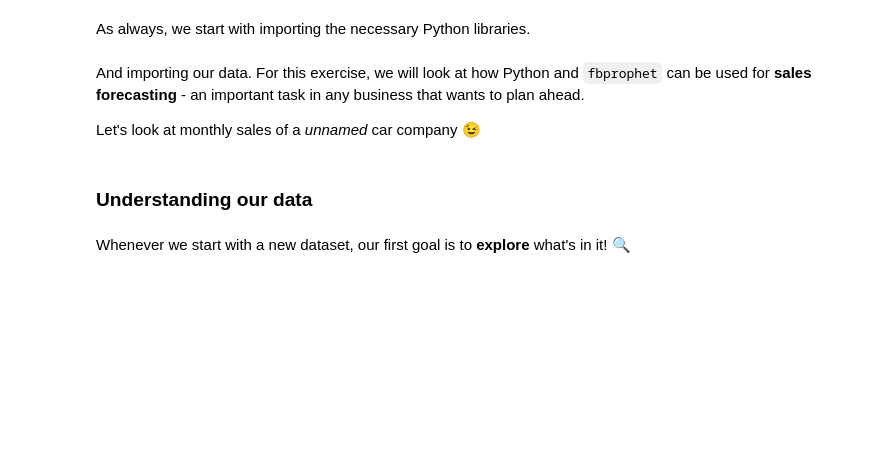
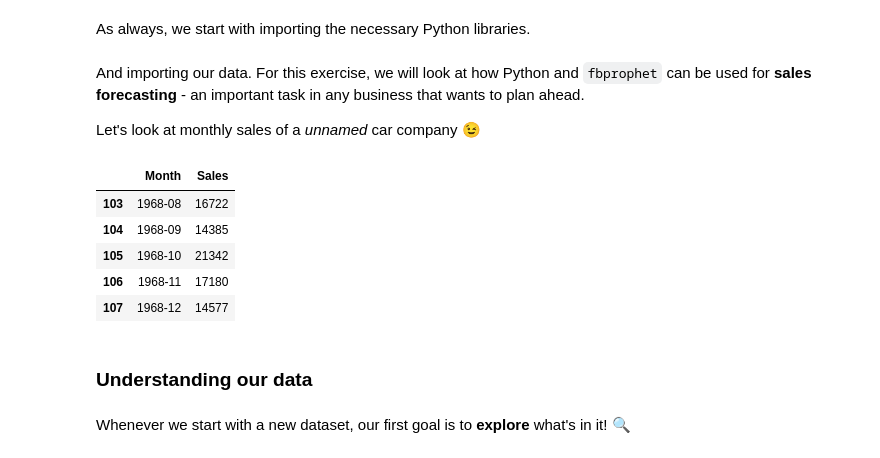
Before and after one commit to The-Pavel/prophet_prediction_workshop, a Jupyter notebook: Monthly Car Sales with Prophet.ipynb, the cells around one changed output. Saved outputs shown, nothing was run; the diff lists cells and outputs as text; code cells hidden in the pictures; blank space fills up the shorter version.

```diff
--- a/Monthly Car Sales with Prophet.ipynb
+++ b/Monthly Car Sales with Prophet.ipynb
@@ -32,8 +35,15 @@ And importing our data. For this exercise, we will look at how Python and `fbpro
 
 Let's look at monthly sales of a *unnamed* car company 😉
 # %%
-df = pd.read_csv('monthly-car-sales.csv')
-df.head()
+df = pd.read_csv('data/monthly-car-sales.csv')
+df.tail()
+# %% [output]
+|  | Month | Sales |
+| 103 | 1968-08 | 16722 |
+| 104 | 1968-09 | 14385 |
+| 105 | 1968-10 | 21342 |
+| 106 | 1968-11 | 17180 |
+| 107 | 1968-12 | 14577 |
 # %% [markdown]
 ### Understanding our data
 # %% [markdown]
```
Also changed, not shown: parts of 31 cells of this notebook, 5 other files.
